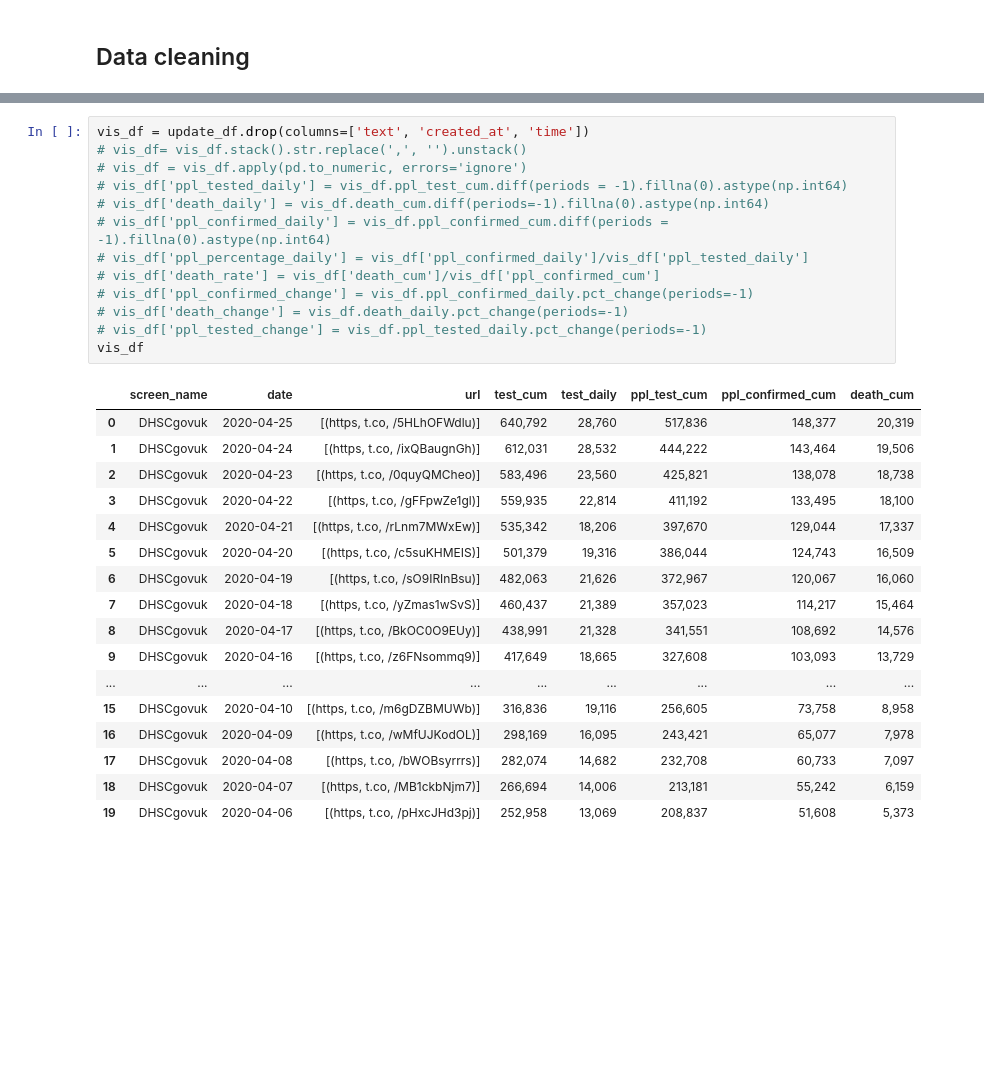
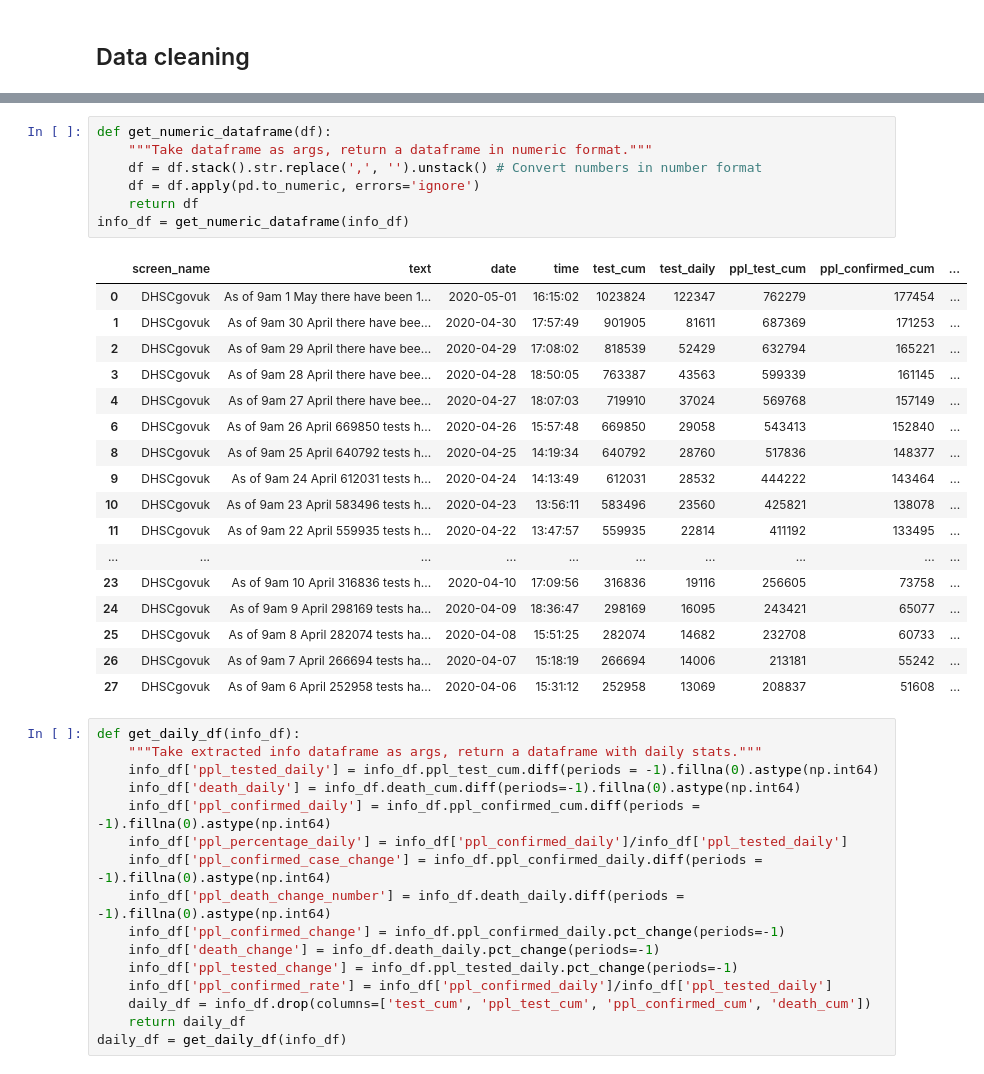
Before and after one commit to linusnhh/telegram_corona, a Jupyter notebook: coronavirus_tweets.ipynb, the cells around one changed output, grey strips where cells are left out. Cells and saved outputs as stored; diff of their text form; blank space fills up the shorter version.

```diff
--- a/coronavirus_tweets.ipynb
+++ b/coronavirus_tweets.ipynb
@@ -88,31 +95,41 @@ update_df['url'] = update_df.text.str.findall('(?:(?:https?|ftp):\/\/)?[\w/\-?=%
+# %%
+def get_numeric_dataframe(df):
+    """Take dataframe as args, return a dataframe in numeric format."""
+    df = df.stack().str.replace(',', '').unstack() # Convert numbers in number format
+    df = df.apply(pd.to_numeric, errors='ignore')
+    return df
+info_df = get_numeric_dataframe(info_df)
+# %% [output]
+|  | screen_name | text | date | time | test_cum | test_daily | ppl_test_cum | ppl_confirmed_cum | ... |
+| 0 | DHSCgovuk | As of 9am 1 May there have been 1... | 2020-05-01 | 16:15:02 | 1023824 | 122347 | 762279 | 177454 | ... |
+| 1 | DHSCgovuk | As of 9am 30 April there have bee... | 2020-04-30 | 17:57:49 | 901905 | 81611 | 687369 | 171253 | ... |
+| 2 | DHSCgovuk | As of 9am 29 April there have bee... | 2020-04-29 | 17:08:02 | 818539 | 52429 | 632794 | 165221 | ... |
+| 3 | DHSCgovuk | As of 9am 28 April there have bee... | 2020-04-28 | 18:50:05 | 763387 | 43563 | 599339 | 161145 | ... |
+| 4 | DHSCgovuk | As of 9am 27 April there have bee... | 2020-04-27 | 18:07:03 | 719910 | 37024 | 569768 | 157149 | ... |
+| 6 | DHSCgovuk | As of 9am 26 April 669850 tests h... | 2020-04-26 | 15:57:48 | 669850 | 29058 | 543413 | 152840 | ... |
+| 8 | DHSCgovuk | As of 9am 25 April 640792 tests h... | 2020-04-25 | 14:19:34 | 640792 | 28760 | 517836 | 148377 | ... |
+| 9 | DHSCgovuk | As of 9am 24 April 612031 tests h... | 2020-04-24 | 14:13:49 | 612031 | 28532 | 444222 | 143464 | ... |
+| 10 | DHSCgovuk | As of 9am 23 April 583496 tests h... | 2020-04-23 | 13:56:11 | 583496 | 23560 | 425821 | 138078 | ... |
+| 11 | DHSCgovuk | As of 9am 22 April 559935 tests h... | 2020-04-22 | 13:47:57 | 559935 | 22814 | 411192 | 133495 | ... |
+| ... | ... | ... | ... | ... | ... | ... | ... | ... | ... |
+| 23 | DHSCgovuk | As of 9am 10 April 316836 tests h... | 2020-04-10 | 17:09:56 | 316836 | 19116 | 256605 | 73758 | ... |
+| 24 | DHSCgovuk | As of 9am 9 April 298169 tests ha... | 2020-04-09 | 18:36:47 | 298169 | 16095 | 243421 | 65077 | ... |
+| 25 | DHSCgovuk | As of 9am 8 April 282074 tests ha... | 2020-04-08 | 15:51:25 | 282074 | 14682 | 232708 | 60733 | ... |
+| 26 | DHSCgovuk | As of 9am 7 April 266694 tests ha... | 2020-04-07 | 15:18:19 | 266694 | 14006 | 213181 | 55242 | ... |
+| 27 | DHSCgovuk | As of 9am 6 April 252958 tests ha... | 2020-04-06 | 15:31:12 | 252958 | 13069 | 208837 | 51608 | ... |
 # %%
-vis_df = update_df.drop(columns=['text', 'created_at', 'time'])
-# vis_df= vis_df.stack().str.replace(',', '').unstack()
-# vis_df = vis_df.apply(pd.to_numeric, errors='ignore')
-# vis_df['ppl_tested_daily'] = vis_df.ppl_test_cum.diff(periods = -1).fillna(0).astype(np.int64)
-# vis_df['death_daily'] = vis_df.death_cum.diff(periods=-1).fillna(0).astype(np.int64)
-# vis_df['ppl_confirmed_daily'] = vis_df.ppl_confirmed_cum.diff(periods = -1).fillna(0).astype(np.int64)
-# vis_df['ppl_percentage_daily'] = vis_df['ppl_confirmed_daily']/vis_df['ppl_tested_daily']
-# vis_df['death_rate'] = vis_df['death_cum']/vis_df['ppl_confirmed_cum']
-# vis_df['ppl_confirmed_change'] = vis_df.ppl_confirmed_daily.pct_change(periods=-1)
-# vis_df['death_change'] = vis_df.death_daily.pct_change(periods=-1)
-# vis_df['ppl_tested_change'] = vis_df.ppl_tested_daily.pct_change(periods=-1)
-vis_df
+def get_daily_df(info_df):
+    """Take extracted info dataframe as args, return a dataframe with daily stats."""
+    info_df['ppl_tested_daily'] = info_df.ppl_test_cum.diff(periods = -1).fillna(0).astype(np.int64)
+    info_df['death_daily'] = info_df.death_cum.diff(periods=-1).fillna(0).astype(np.int64)
+    info_df['ppl_confirmed_daily'] = info_df.ppl_confirmed_cum.diff(periods = -1).fillna(0).astype(np.int64)
+    info_df['ppl_percentage_daily'] = info_df['ppl_confirmed_daily']/info_df['ppl_tested_daily']
+    info_df['ppl_confirmed_case_change'] = info_df.ppl_confirmed_daily.diff(periods = -1).fillna(0).astype(np.int64)
+    info_df['ppl_death_change_number'] = info_df.death_daily.diff(periods = -1).fillna(0).astype(np.int64)
+    info_df['ppl_confirmed_change'] = info_df.ppl_confirmed_daily.pct_change(periods=-1)
+    info_df['death_change'] = info_df.death_daily.pct_change(periods=-1)
+    info_df['ppl_tested_change'] = info_df.ppl_tested_daily.pct_change(periods=-1)
+    info_df['ppl_confirmed_rate'] = info_df['ppl_confirmed_daily']/info_df['ppl_tested_daily']
+    daily_df = info_df.drop(columns=['test_cum', 'ppl_test_cum', 'ppl_confirmed_cum', 'death_cum'])
+    return daily_df
+daily_df = get_daily_df(info_df)
-# %% [output]
-|  | screen_name | date | url | test_cum | test_daily | ppl_test_cum | ppl_confirmed_cum | death_cum |
-| 0 | DHSCgovuk | 2020-04-25 | [(https, t.co, /5HLhOFWdlu)] | 640,792 | 28,760 | 517,836 | 148,377 | 20,319 |
-| 1 | DHSCgovuk | 2020-04-24 | [(https, t.co, /ixQBaugnGh)] | 612,031 | 28,532 | 444,222 | 143,464 | 19,506 |
-| 2 | DHSCgovuk | 2020-04-23 | [(https, t.co, /0quyQMCheo)] | 583,496 | 23,560 | 425,821 | 138,078 | 18,738 |
-| 3 | DHSCgovuk | 2020-04-22 | [(https, t.co, /gFFpwZe1gl)] | 559,935 | 22,814 | 411,192 | 133,495 | 18,100 |
-| 4 | DHSCgovuk | 2020-04-21 | [(https, t.co, /rLnm7MWxEw)] | 535,342 | 18,206 | 397,670 | 129,044 | 17,337 |
-| 5 | DHSCgovuk | 2020-04-20 | [(https, t.co, /c5suKHMEIS)] | 501,379 | 19,316 | 386,044 | 124,743 | 16,509 |
-| 6 | DHSCgovuk | 2020-04-19 | [(https, t.co, /sO9IRInBsu)] | 482,063 | 21,626 | 372,967 | 120,067 | 16,060 |
-| 7 | DHSCgovuk | 2020-04-18 | [(https, t.co, /yZmas1wSvS)] | 460,437 | 21,389 | 357,023 | 114,217 | 15,464 |
-| 8 | DHSCgovuk | 2020-04-17 | [(https, t.co, /BkOC0O9EUy)] | 438,991 | 21,328 | 341,551 | 108,692 | 14,576 |
-| 9 | DHSCgovuk | 2020-04-16 | [(https, t.co, /z6FNsommq9)] | 417,649 | 18,665 | 327,608 | 103,093 | 13,729 |
-| ... | ... | ... | ... | ... | ... | ... | ... | ... |
-| 15 | DHSCgovuk | 2020-04-10 | [(https, t.co, /m6gDZBMUWb)] | 316,836 | 19,116 | 256,605 | 73,758 | 8,958 |
-| 16 | DHSCgovuk | 2020-04-09 | [(https, t.co, /wMfUJKodOL)] | 298,169 | 16,095 | 243,421 | 65,077 | 7,978 |
-| 17 | DHSCgovuk | 2020-04-08 | [(https, t.co, /bWOBsyrrrs)] | 282,074 | 14,682 | 232,708 | 60,733 | 7,097 |
-| 18 | DHSCgovuk | 2020-04-07 | [(https, t.co, /MB1ckbNjm7)] | 266,694 | 14,006 | 213,181 | 55,242 | 6,159 |
-| 19 | DHSCgovuk | 2020-04-06 | [(https, t.co, /pHxcJHd3pj)] | 252,958 | 13,069 | 208,837 | 51,608 | 5,373 |
```
Also changed, not shown: parts of 15 cells of this notebook, 7 other files.
